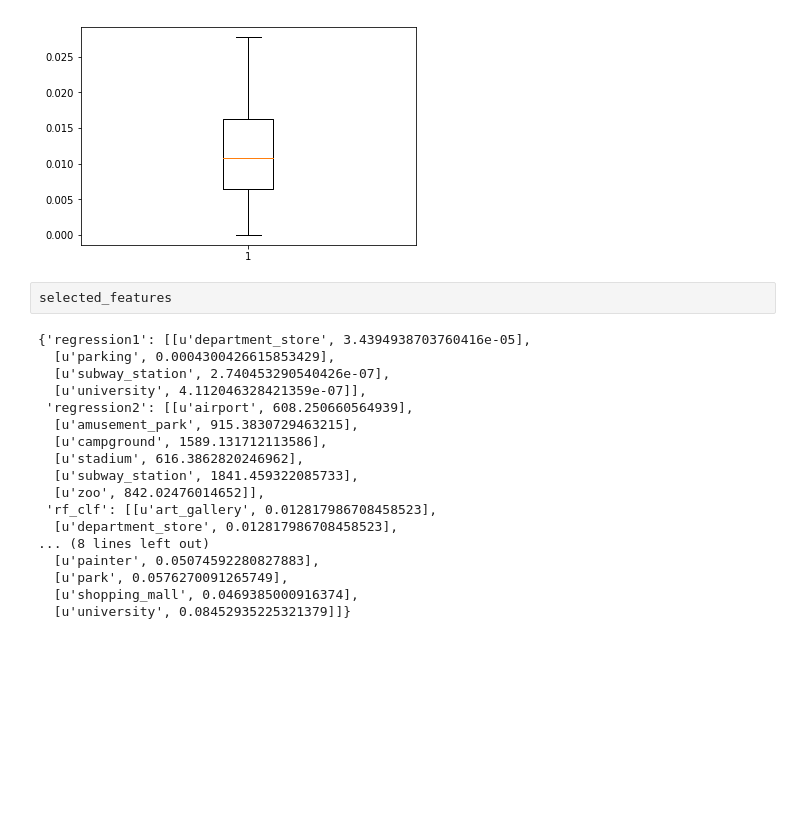
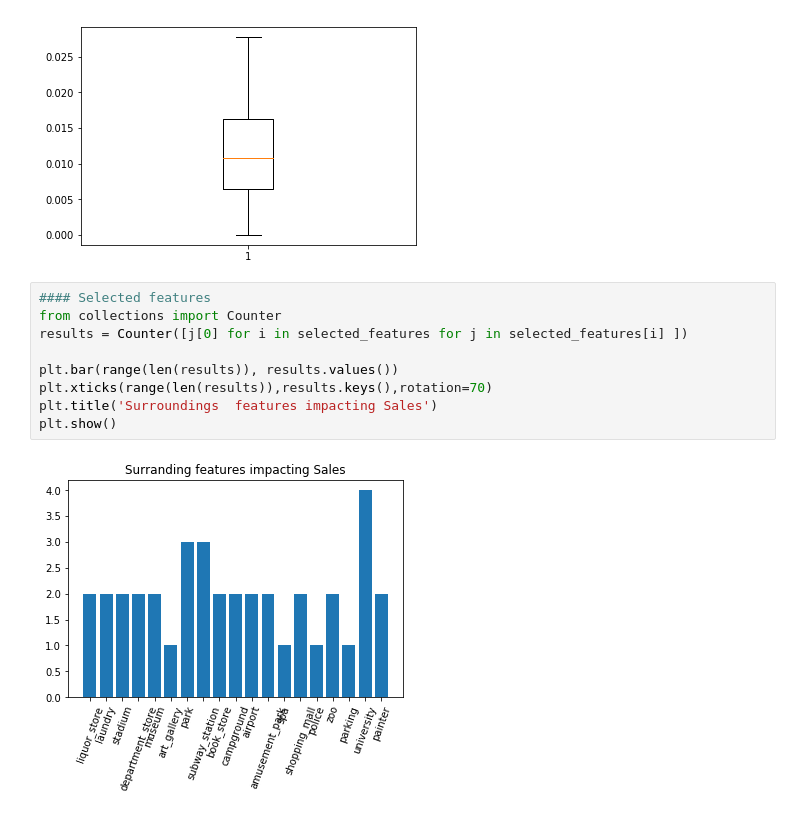
Before and after one commit to ptum/POS_sales_prediction, a Jupyter notebook: sales_prediction_pmi.ipynb, the cells around one changed output. Drawn from its saved outputs; the diff is of its cells as text; blank space fills up the shorter version.

```diff
--- a/sales_prediction_pmi.ipynb
+++ b/sales_prediction_pmi.ipynb
@@ -321,23 +321,14 @@ plt.show()
 # %% [output]
 [figure]
 [figure]
-# %%
-selected_features
-# %% [output]
-{'regression1': [[u'department_store', 3.4394938703760416e-05],
-  [u'parking', 0.0004300426615853429],
-  [u'subway_station', 2.740453290540426e-07],
-  [u'university', 4.112046328421359e-07]],
- 'regression2': [[u'airport', 608.250660564939],
-  [u'amusement_park', 915.3830729463215],
-  [u'campground', 1589.131712113586],
-  [u'stadium', 616.3862820246962],
-  [u'subway_station', 1841.459322085733],
-  [u'zoo', 842.02476014652]],
- 'rf_clf': [[u'art_gallery', 0.012817986708458523],
-  [u'department_store', 0.012817986708458523],
-... (8 lines left out)
-  [u'painter', 0.05074592280827883],
-  [u'park', 0.0576270091265749],
-  [u'shopping_mall', 0.0469385000916374],
-  [u'university', 0.08452935225321379]]}
+# %%
+#### Selected features
+from collections import Counter
+results = Counter([j[0] for i in selected_features for j in selected_features[i] ])
+
+plt.bar(range(len(results)), results.values())
+plt.xticks(range(len(results)),results.keys(),rotation=70)
+plt.title('Surroundings  features impacting Sales')
+plt.show()
+# %% [output]
+[figure, added]
```
